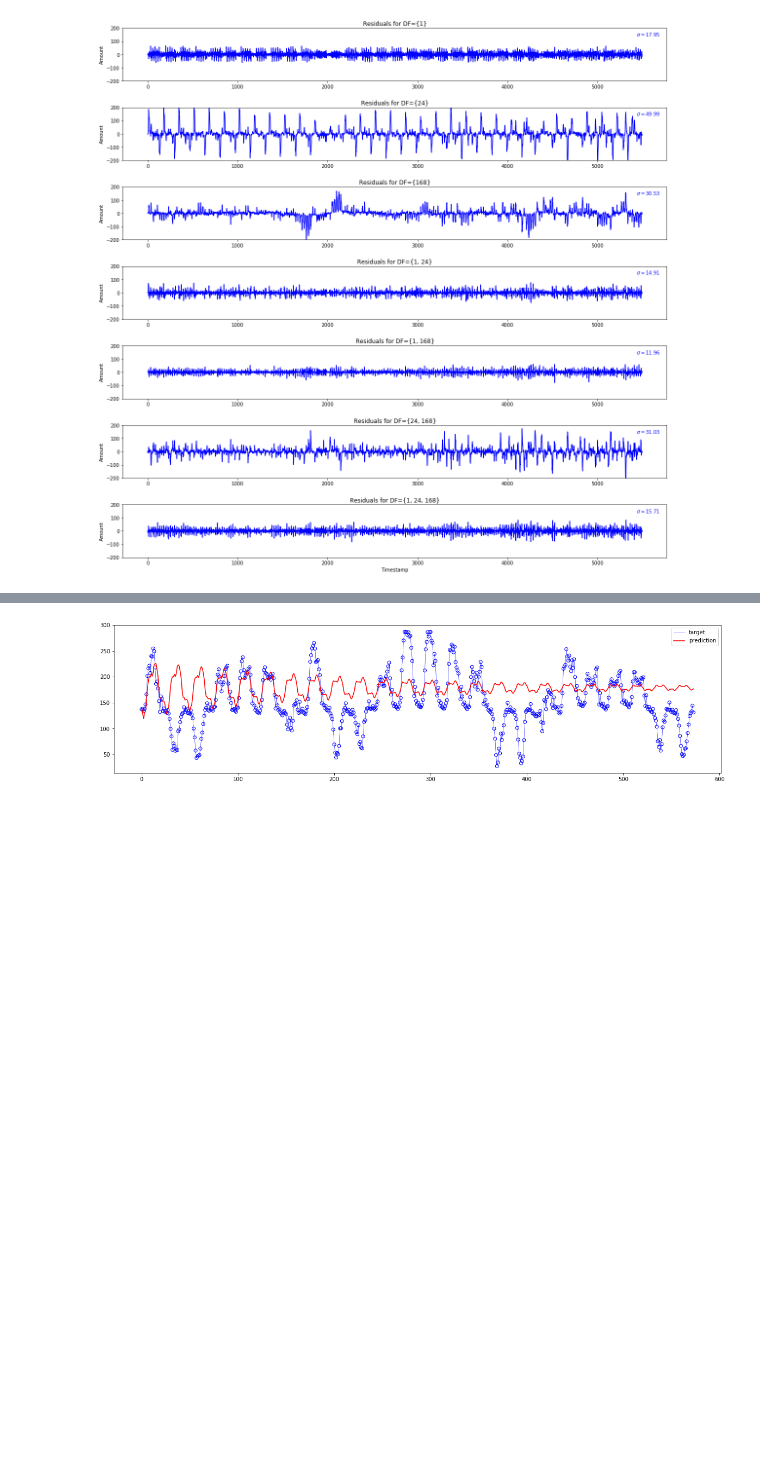
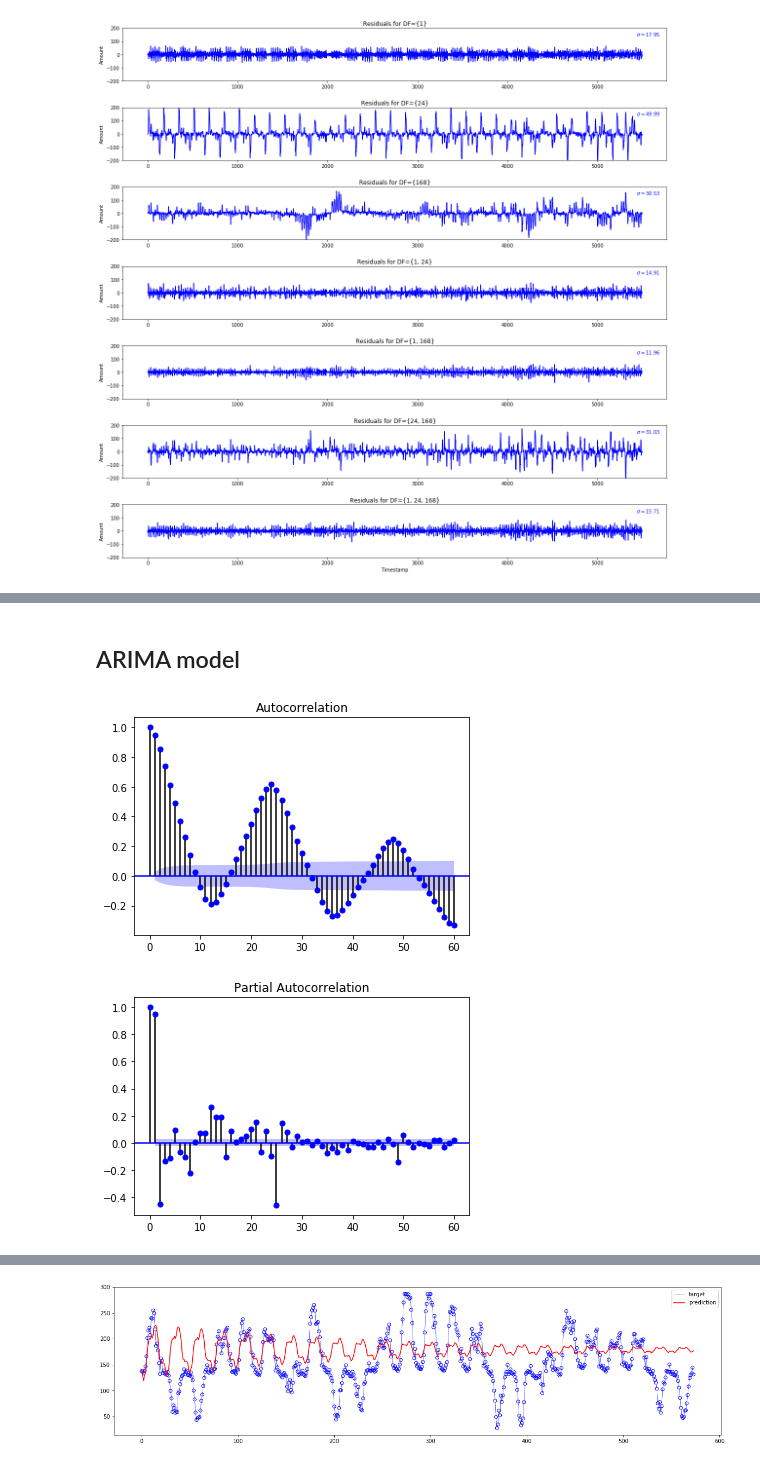
Before and after one commit to joelmfonseca/COM-503, a Jupyter notebook: hw4/hw4.ipynb, the cells around one changed output, grey strips where cells are left out. Cells and saved outputs as stored; diff of their text form; code cells hidden in the pictures; blank space fills up the shorter version.

```diff
--- a/hw4/hw4.ipynb
+++ b/hw4/hw4.ipynb
@@ -331,0 +285,10 @@ plot_prediction(model_5, test)
+# %% [markdown]
+## ARIMA model
+# %%
+plot_acf(train, lags=60)
+plt.show()
+plot_pacf(train, lags=60)
+plt.show()
+# %% [output]
+[figure, added]
+[figure, added]
```
Also changed, not shown: parts of 45 cells of this notebook, 4 other files.
